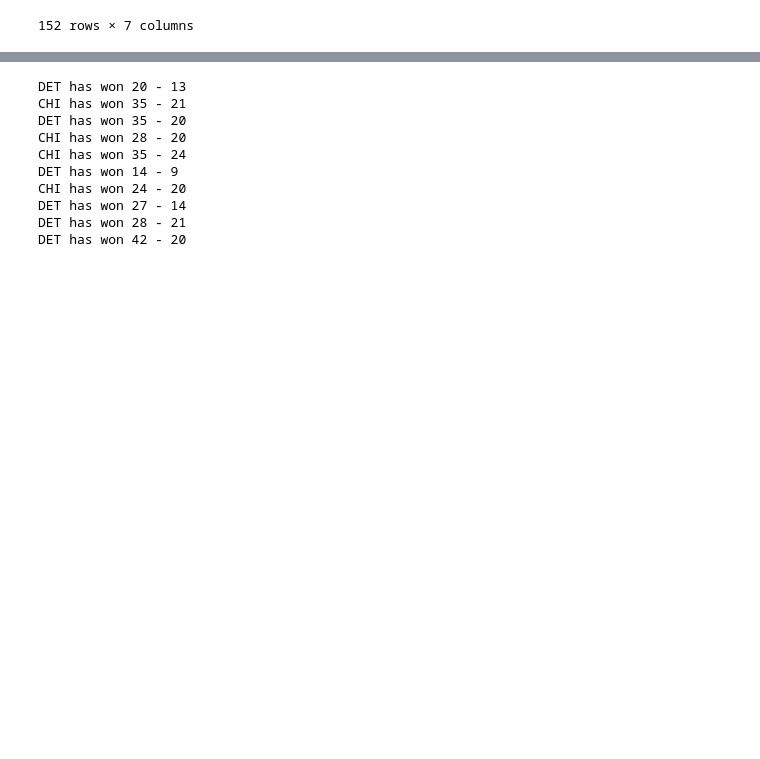
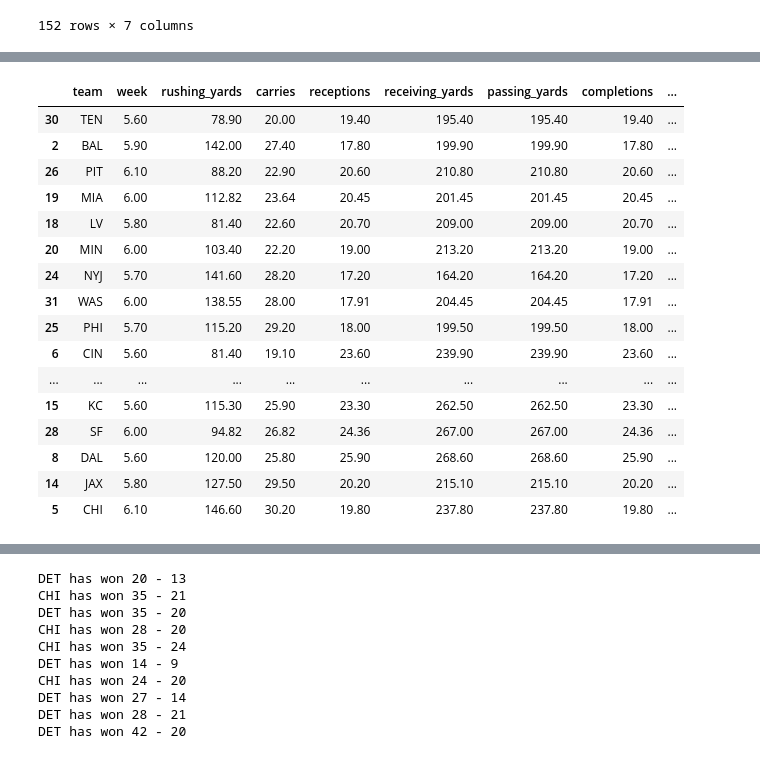
Before and after one commit to sharedw/NFL_sim, a Jupyter notebook: notebooks/other_notebooks/sim.ipynb, the cells around one changed output, grey strips where cells are left out. Saved outputs shown, nothing was run; the diff lists cells and outputs as text; code cells hidden in the pictures; blank space fills up the shorter version.

```diff
--- a/notebooks/other_notebooks/sim.ipynb
+++ b/notebooks/other_notebooks/sim.ipynb
@@ -53 +131,26 @@ game.game_results(df=True)[['completions','carries','team']].groupby('team').sum
+# %%
+szn = Quack.query('select * from weekly where season=2025 and week between 0 and 13')
+szn = szn.groupby(['team','week'])[['rushing_yards', 'carries','receptions','receiving_yards', 'passing_yards','completions','attempts']].sum().reset_index().groupby(['team']).mean().round(2).reset_index().sort_values(by='carries', ascending=False)
+szn['ypc'] = szn['rushing_yards'] / szn['carries']
+szn['yp_pass'] = szn['receiving_yards'] / szn['attempts']
+szn['plays'] = szn['attempts'] + szn['carries']
+szn.sort_values(by='plays')
+# %% [output]
+|  | team | week | rushing_yards | carries | receptions | receiving_yards | passing_yards | completions | ... |
+| 30 | TEN | 5.60 | 78.90 | 20.00 | 19.40 | 195.40 | 195.40 | 19.40 | ... |
+| 2 | BAL | 5.90 | 142.00 | 27.40 | 17.80 | 199.90 | 199.90 | 17.80 | ... |
+| 26 | PIT | 6.10 | 88.20 | 22.90 | 20.60 | 210.80 | 210.80 | 20.60 | ... |
+| 19 | MIA | 6.00 | 112.82 | 23.64 | 20.45 | 201.45 | 201.45 | 20.45 | ... |
+| 18 | LV | 5.80 | 81.40 | 22.60 | 20.70 | 209.00 | 209.00 | 20.70 | ... |
+| 20 | MIN | 6.00 | 103.40 | 22.20 | 19.00 | 213.20 | 213.20 | 19.00 | ... |
+| 24 | NYJ | 5.70 | 141.60 | 28.20 | 17.20 | 164.20 | 164.20 | 17.20 | ... |
+| 31 | WAS | 6.00 | 138.55 | 28.00 | 17.91 | 204.45 | 204.45 | 17.91 | ... |
+| 25 | PHI | 5.70 | 115.20 | 29.20 | 18.00 | 199.50 | 199.50 | 18.00 | ... |
+| 6 | CIN | 5.60 | 81.40 | 19.10 | 23.60 | 239.90 | 239.90 | 23.60 | ... |
+| ... | ... | ... | ... | ... | ... | ... | ... | ... | ... |
+| 15 | KC | 5.60 | 115.30 | 25.90 | 23.30 | 262.50 | 262.50 | 23.30 | ... |
+| 28 | SF | 6.00 | 94.82 | 26.82 | 24.36 | 267.00 | 267.00 | 24.36 | ... |
+| 8 | DAL | 5.60 | 120.00 | 25.80 | 25.90 | 268.60 | 268.60 | 25.90 | ... |
+| 14 | JAX | 5.80 | 127.50 | 29.50 | 20.20 | 215.10 | 215.10 | 20.20 | ... |
+| 5 | CHI | 6.10 | 146.60 | 30.20 | 19.80 | 237.80 | 237.80 | 19.80 | ... |
 # %%
```
Also changed, not shown: parts of 22 cells of this notebook, 6 other files.
